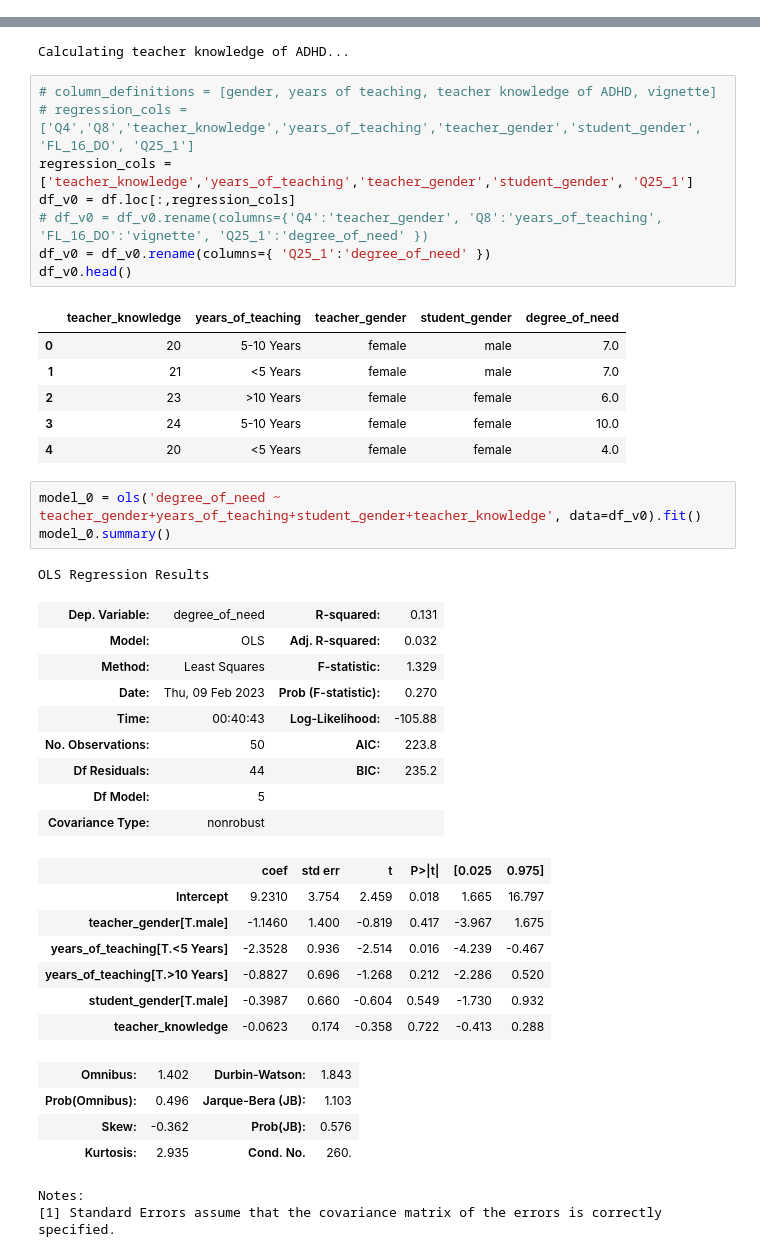
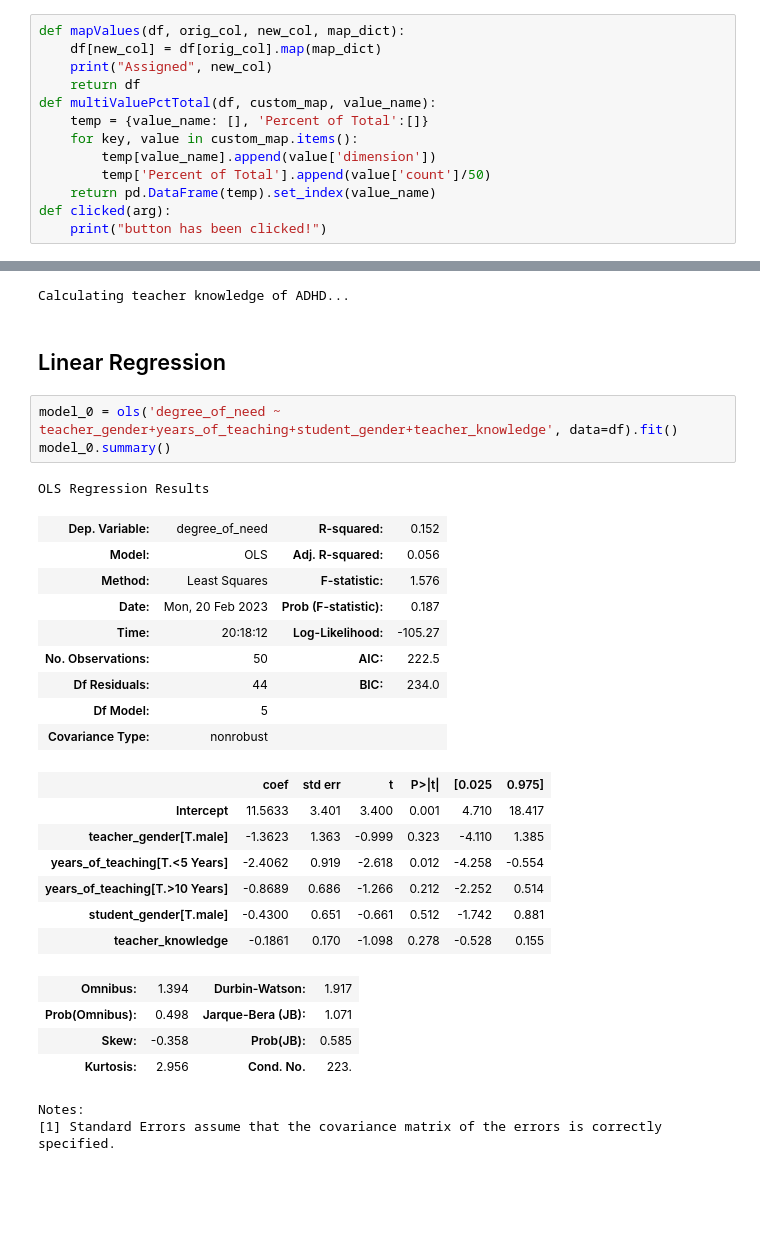
Before and after one commit to michael-abbate/adhd-analysis, a Jupyter notebook: adhd.ipynb, the cells around one changed output, grey strips where cells are left out. Cells and saved outputs as stored; diff of their text form; blank space fills up the shorter version.

```diff
--- a/adhd.ipynb
+++ b/adhd.ipynb
@@ -16,3 +12,16 @@ import seaborn as sns
 # %%
 answer_key = {"26": 1, "27": 1, "28": 2, "29": 1, "30": 2, "31": 1, "32": 2, "33": 2, "34": 2, "35": 2, "36": 1, "37": 1, "38": 2, "39": 2, "40": 1, "41": 2, "42": 1, "43": 2, "44": 2, "45": 2, "46": 2, "47": 1, "48": 1, "49": 2, "50": 2}
+# %%
+def mapValues(df, orig_col, new_col, map_dict):
+    df[new_col] = df[orig_col].map(map_dict)
+    print("Assigned", new_col)
+    return df
+def multiValuePctTotal(df, custom_map, value_name):
+    temp = {value_name: [], 'Percent of Total':[]}
+    for key, value in custom_map.items():
+        temp[value_name].append(value['dimension'])
+        temp['Percent of Total'].append(value['count']/50)
+    return pd.DataFrame(temp).set_index(value_name)
+def clicked(arg):
+    print("button has been clicked!")
 # %%
@@ -60,45 +142,32 @@ for i, row in df.iterrows():
 df['teacher_knowledge'] = grades
 # %% [output]
 Calculating teacher knowledge of ADHD...
-# %%
-# column_definitions = [gender, years of teaching, teacher knowledge of ADHD, vignette]
-# regression_cols = ['Q4','Q8','teacher_knowledge','years_of_teaching','teacher_gender','student_gender', 'FL_16_DO', 'Q25_1']
-regression_cols = ['teacher_knowledge','years_of_teaching','teacher_gender','student_gender', 'Q25_1']
-df_v0 = df.loc[:,regression_cols]
-# df_v0 = df_v0.rename(columns={'Q4':'teacher_gender', 'Q8':'years_of_teaching', 'FL_16_DO':'vignette', 'Q25_1':'degree_of_need' })
-df_v0 = df_v0.rename(columns={ 'Q25_1':'degree_of_need' })
-df_v0.head()
-# %% [output]
-|  | teacher_knowledge | years_of_teaching | teacher_gender | student_gender | degree_of_need |
-| 0 | 20 | 5-10 Years | female | male | 7.0 |
-| 1 | 21 | <5 Years | female | male | 7.0 |
-| 2 | 23 | >10 Years | female | female | 6.0 |
-| 3 | 24 | 5-10 Years | female | female | 10.0 |
-| 4 | 20 | <5 Years | female | female | 4.0 |
+# %% [markdown]
+## Linear Regression
 # %%
-model_0 = ols('degree_of_need ~ teacher_gender+years_of_teaching+student_gender+teacher_knowledge', data=df_v0).fit()
+model_0 = ols('degree_of_need ~ teacher_gender+years_of_teaching+student_gender+teacher_knowledge', data=df).fit()
 model_0.summary()
 # %% [output]
 OLS Regression Results
-| Dep. Variable: | degree_of_need | R-squared: | 0.131 |
-| Model: | OLS | Adj. R-squared: | 0.032 |
-| Method: | Least Squares | F-statistic: | 1.329 |
-| Date: | Thu, 09 Feb 2023 | Prob (F-statistic): | 0.270 |
-| Time: | 00:40:43 | Log-Likelihood: | -105.88 |
-| No. Observations: | 50 | AIC: | 223.8 |
-| Df Residuals: | 44 | BIC: | 235.2 |
+| Dep. Variable: | degree_of_need | R-squared: | 0.152 |
+| Model: | OLS | Adj. R-squared: | 0.056 |
+| Method: | Least Squares | F-statistic: | 1.576 |
+| Date: | Mon, 20 Feb 2023 | Prob (F-statistic): | 0.187 |
+| Time: | 20:18:12 | Log-Likelihood: | -105.27 |
+| No. Observations: | 50 | AIC: | 222.5 |
+| Df Residuals: | 44 | BIC: | 234.0 |
 | Df Model: | 5 |  |  |
 | Covariance Type: | nonrobust |  |  |
 |  | coef | std err | t | P>|t| | [0.025 | 0.975] |
-| Intercept | 9.2310 | 3.754 | 2.459 | 0.018 | 1.665 | 16.797 |
-| teacher_gender[T.male] | -1.1460 | 1.400 | -0.819 | 0.417 | -3.967 | 1.675 |
-| years_of_teaching[T.<5 Years] | -2.3528 | 0.936 | -2.514 | 0.016 | -4.239 | -0.467 |
-| years_of_teaching[T.>10 Years] | -0.8827 | 0.696 | -1.268 | 0.212 | -2.286 | 0.520 |
-| student_gender[T.male] | -0.3987 | 0.660 | -0.604 | 0.549 | -1.730 | 0.932 |
-| teacher_knowledge | -0.0623 | 0.174 | -0.358 | 0.722 | -0.413 | 0.288 |
+| Intercept | 11.5633 | 3.401 | 3.400 | 0.001 | 4.710 | 18.417 |
+| teacher_gender[T.male] | -1.3623 | 1.363 | -0.999 | 0.323 | -4.110 | 1.385 |
+| years_of_teaching[T.<5 Years] | -2.4062 | 0.919 | -2.618 | 0.012 | -4.258 | -0.554 |
+| years_of_teaching[T.>10 Years] | -0.8689 | 0.686 | -1.266 | 0.212 | -2.252 | 0.514 |
+| student_gender[T.male] | -0.4300 | 0.651 | -0.661 | 0.512 | -1.742 | 0.881 |
+| teacher_knowledge | -0.1861 | 0.170 | -1.098 | 0.278 | -0.528 | 0.155 |
-| Omnibus: | 1.402 | Durbin-Watson: | 1.843 |
-| Prob(Omnibus): | 0.496 | Jarque-Bera (JB): | 1.103 |
-| Skew: | -0.362 | Prob(JB): | 0.576 |
-| Kurtosis: | 2.935 | Cond. No. | 260. |
+| Omnibus: | 1.394 | Durbin-Watson: | 1.917 |
+| Prob(Omnibus): | 0.498 | Jarque-Bera (JB): | 1.071 |
+| Skew: | -0.358 | Prob(JB): | 0.585 |
+| Kurtosis: | 2.956 | Cond. No. | 223. |
 Notes:
 [1] Standard Errors assume that the covariance matrix of the errors is correctly specified.
```
Also changed, not shown: parts of 7 cells of this notebook, 1 other file.
